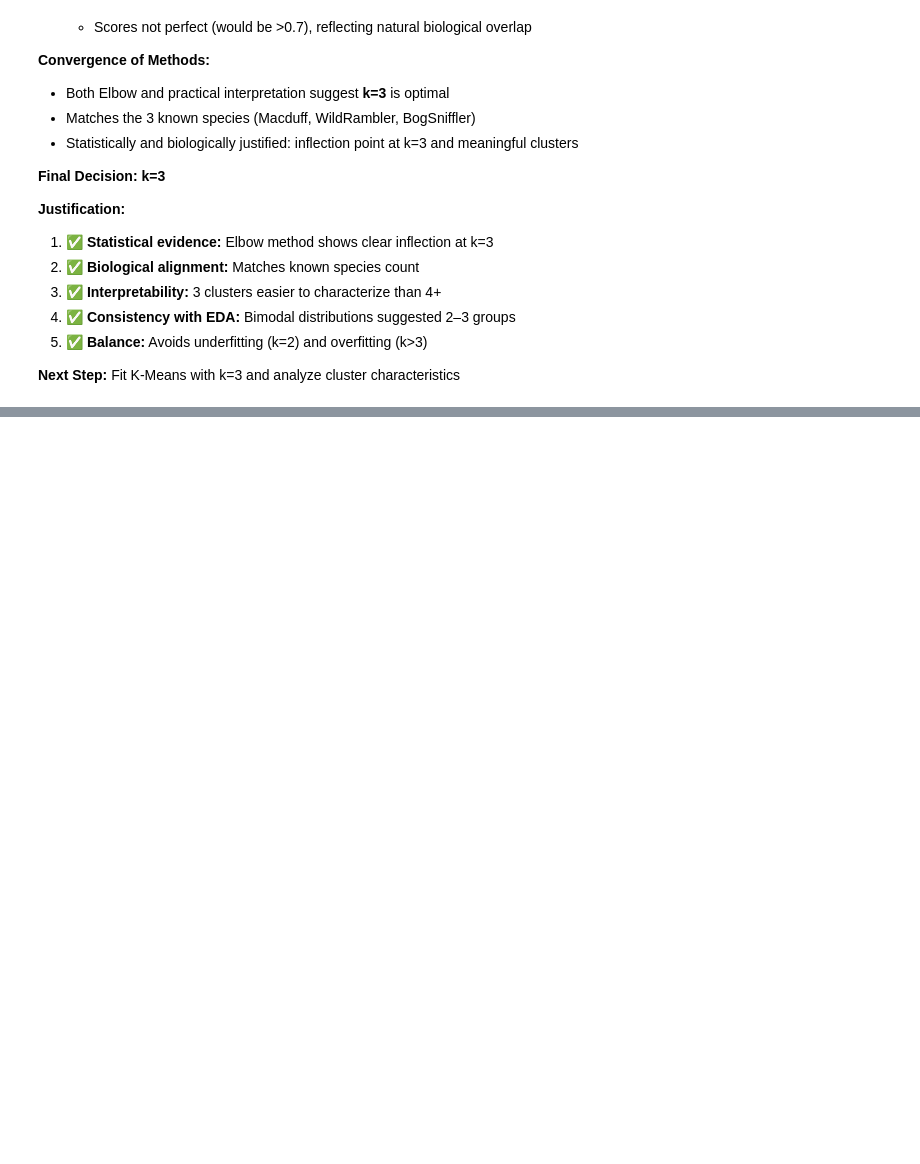
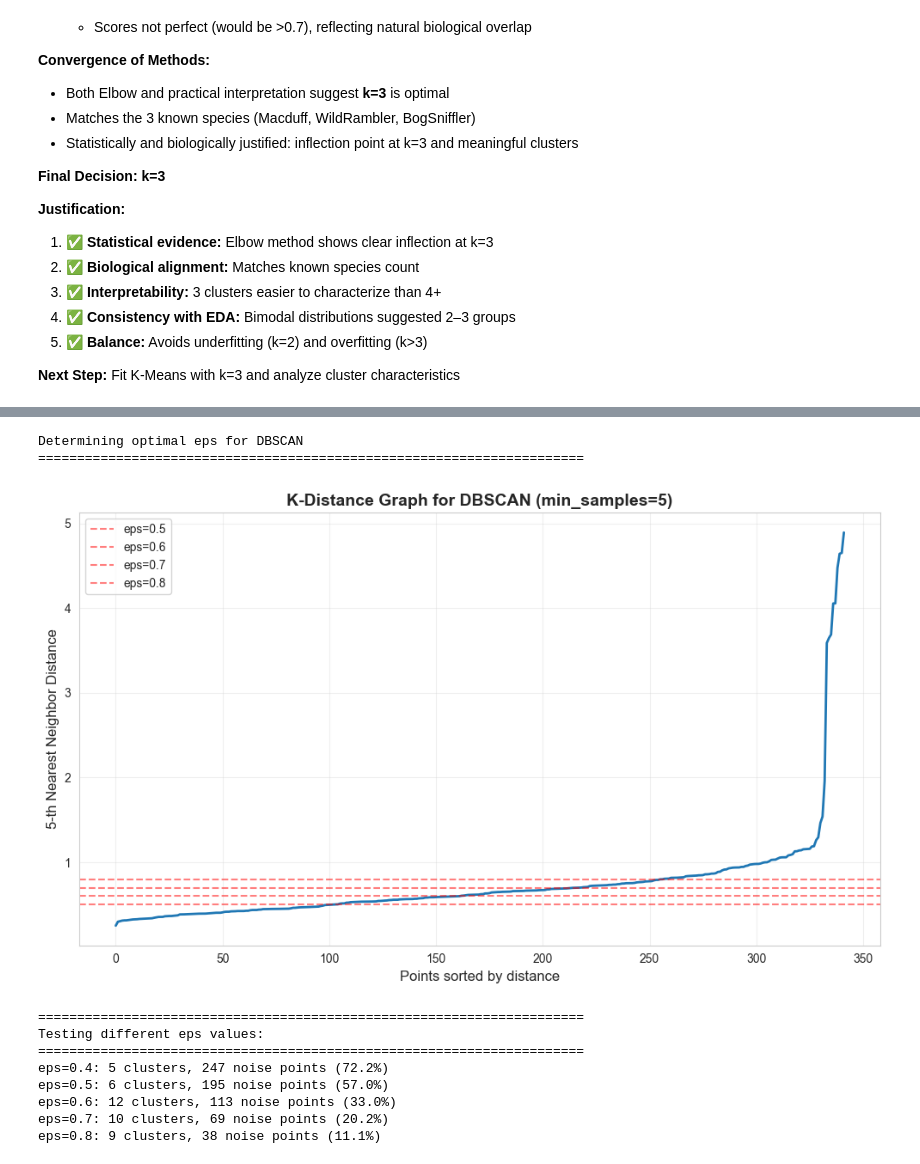
Before and after one commit to naykakashima/haggis-ml-analysis, a Jupyter notebook: scottish-haggis-analysis.ipynb, the cells around one changed output, grey strips where cells are left out. Saved outputs shown, nothing was run; the diff lists cells and outputs as text; code cells hidden in the pictures; blank space fills up the shorter version.

```diff
--- a/scottish-haggis-analysis.ipynb
+++ b/scottish-haggis-analysis.ipynb
@@ -1525,0 +2108,64 @@ Interpretation:
+# %%
+# Determine optimal eps using k-distance graph
+from sklearn.neighbors import NearestNeighbors
+
+print("Determining optimal eps for DBSCAN")
+print("="*70)
+
+# Use min_samples = 2 * n_features as rule of thumb
+# We have ~11 features, so try min_samples = 5
+min_samples = 5
+
+# Fit NearestNeighbors to find k-th nearest neighbor distances
+neighbors = NearestNeighbors(n_neighbors=min_samples)
+neighbors_fit = neighbors.fit(X_clustering_scaled)
+distances, indices = neighbors_fit.kneighbors(X_clustering_scaled)
+
+# Sort distances to k-th nearest neighbor
+distances_sorted = np.sort(distances[:, min_samples-1], axis=0)
+
+# Plot k-distance graph
+plt.figure(figsize=(10, 6))
+plt.plot(distances_sorted, linewidth=2)
+plt.xlabel('Points sorted by distance', fontsize=12)
+plt.ylabel(f'{min_samples}-th Nearest Neighbor Distance', fontsize=12)
+plt.title(f'K-Distance Graph for DBSCAN (min_samples={min_samples})', fontsize=14, fontweight='bold')
+plt.grid(True, alpha=0.3)
+
+# Mark potential eps values
+potential_eps = [0.4, 0.5, 0.6, 0.7, 0.8]
+for eps_val in potential_eps:
+    count_below = (distances_sorted <= eps_val).sum()
+    if 100 < count_below < 300:  # Sweet spot
+        plt.axhline(y=eps_val, color='red', linestyle='--', alpha=0.5, label=f'eps={eps_val}')
+
+plt.legend()
+plt.tight_layout()
+plt.show()
+
+# Test multiple eps values
+print("\n" + "="*70)
+print("Testing different eps values:")
+print("="*70)
+
+for test_eps in [0.4, 0.5, 0.6, 0.7, 0.8]:
+    from sklearn.cluster import DBSCAN
+    dbscan_test = DBSCAN(eps=test_eps, min_samples=min_samples)
+    test_labels = dbscan_test.fit_predict(X_clustering_scaled)
+
+    n_clusters = len(set(test_labels)) - (1 if -1 in test_labels else 0)
+    n_noise = list(test_labels).count(-1)
+
+    print(f"eps={test_eps}: {n_clusters} clusters, {n_noise} noise points ({n_noise/len(test_labels)*100:.1f}%)")
+# %% [output]
+Determining optimal eps for DBSCAN
+======================================================================
+[figure, added]
+======================================================================
+Testing different eps values:
+======================================================================
+eps=0.4: 5 clusters, 247 noise points (72.2%)
+eps=0.5: 6 clusters, 195 noise points (57.0%)
+eps=0.6: 12 clusters, 113 noise points (33.0%)
+eps=0.7: 10 clusters, 69 noise points (20.2%)
+eps=0.8: 9 clusters, 38 noise points (11.1%)
```
Also changed, not shown: parts of 14 cells of this notebook.
